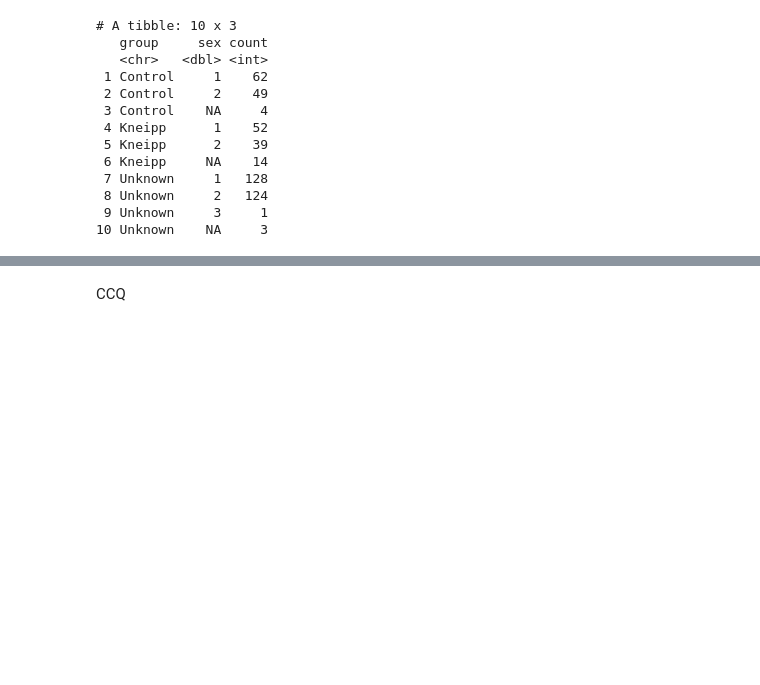
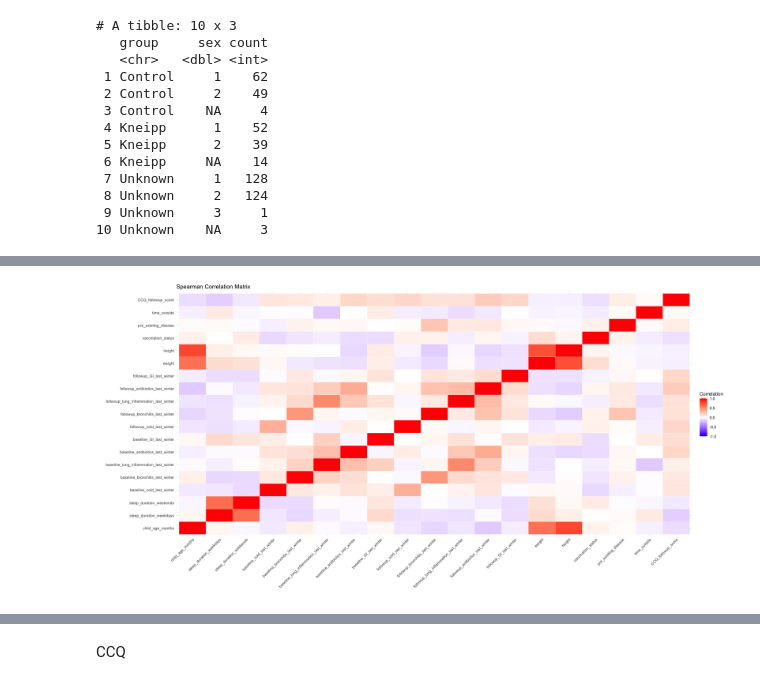
Before and after one commit to sschepanski/BlakesleeKneippBerlinKindergarten, a Jupyter notebook: scr/SOSCI.ipynb, the cells around one changed output, grey strips where cells are left out. Cells and saved outputs as stored; diff of their text form; code cells hidden in the pictures; blank space fills up the shorter version.

```diff
--- a/scr/SOSCI.ipynb
+++ b/scr/SOSCI.ipynb
@@ -368,0 +375,26 @@ kneipp
+# %%
+# Include all relevant variables for the correlation analysis
+correlation_data <- secondary_outcomes_data %>%
+  filter(group %in% c("Control", "Kneipp")) %>%
+  select(child_age_months, sleep_duration_weekdays, sleep_duration_weekends,
+         baseline_cold_last_winter, baseline_bronchitis_last_winter, baseline_lung_inflammation_last_winter,
+         baseline_antibiotics_last_winter, baseline_GI_last_winter,
+         followup_cold_last_winter, followup_bronchitis_last_winter, followup_lung_inflammation_last_winter,
+         followup_antibiotics_last_winter, followup_GI_last_winter, weight, height, vaccination_status,
+         pre_existing_disease, time_outside, CCQ_followup_score)
+
+# Compute the Spearman correlation matrix
+correlation_matrix <- cor(correlation_data, use = "pairwise.complete.obs", method = "spearman")
+
+# Convert to a format suitable for ggplot2
+correlation_melted <- reshape2::melt(correlation_matrix)
+
+# Visualize the correlation matrix
+ggplot(correlation_melted, aes(x = Var1, y = Var2, fill = value)) +
+  geom_tile(color = "white") +
+  scale_fill_gradient2(low = "blue", high = "red", mid = "white", midpoint = 0, limit = c(-1, 1), space = "Lab", name = "Correlation") +
+  labs(title = "Spearman Correlation Matrix", x = "", y = "") +
+  theme_minimal() +
+  theme(axis.text.x = element_text(angle = 45, hjust = 1))
+# %% [output]
+[figure, added]
```
Also changed, not shown: parts of 102 cells of this notebook, 1 other file.
